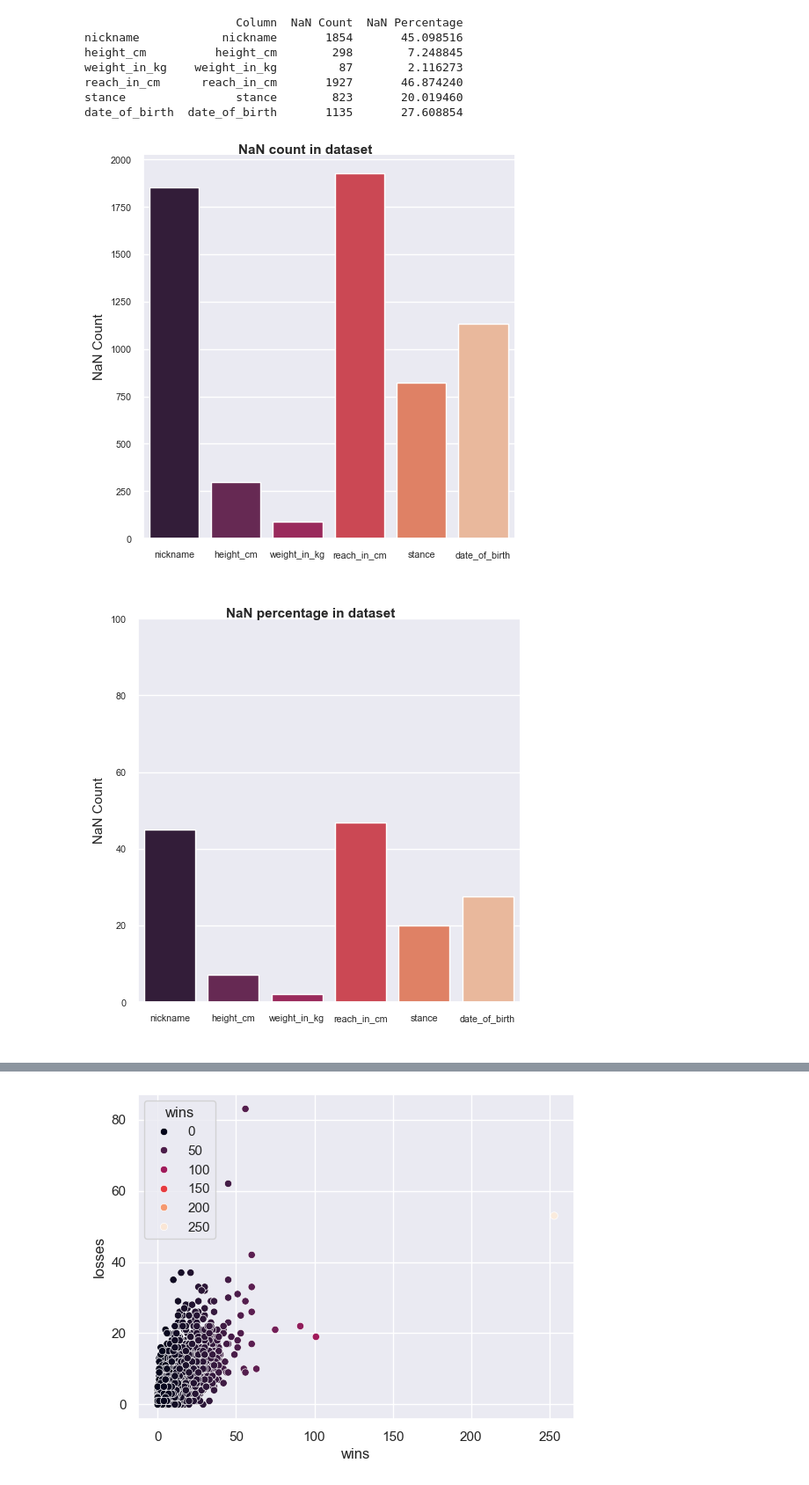
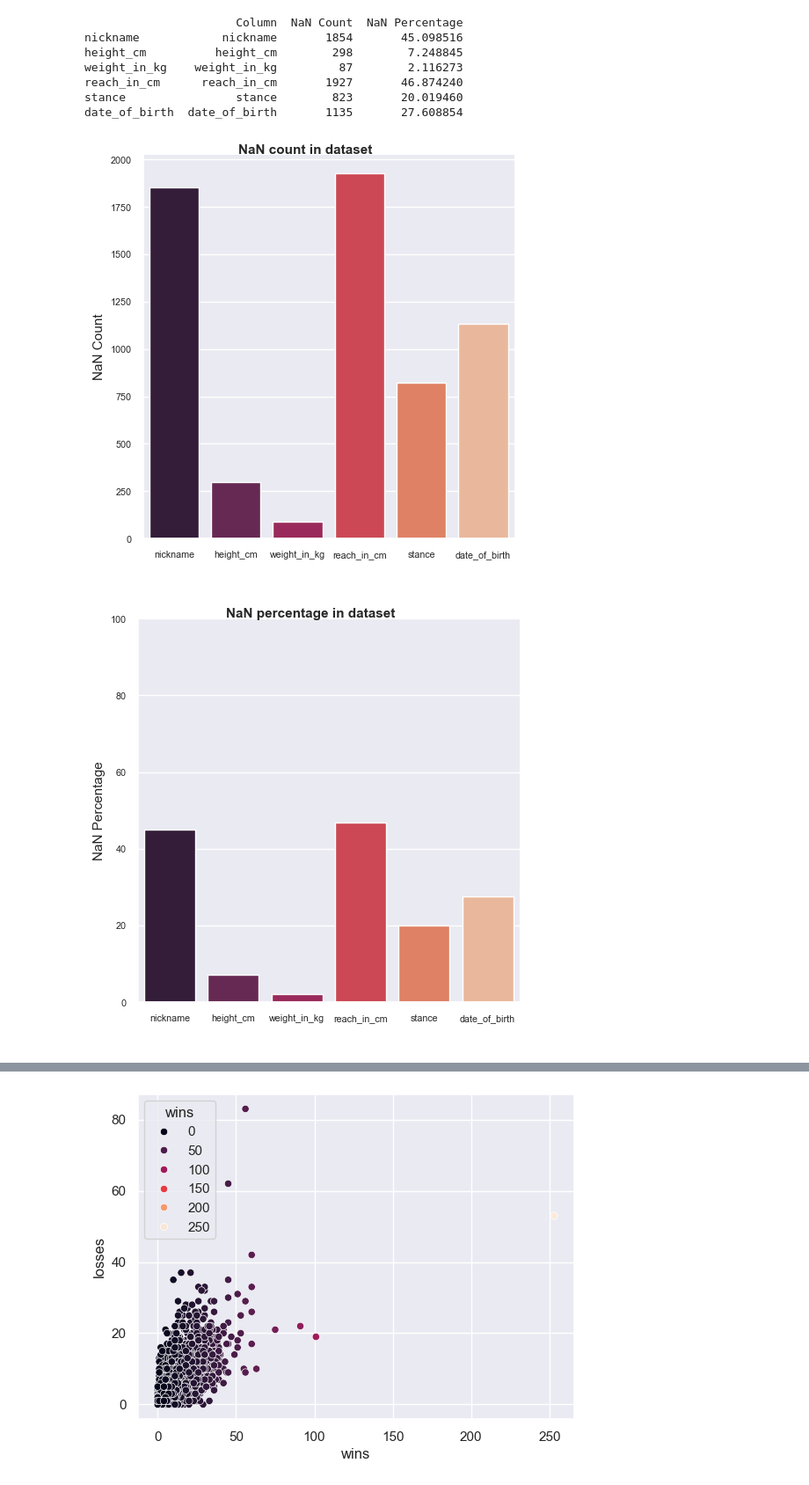
Before and after one commit to Brtsz8/ufc-dataset-analysis, a Jupyter notebook: UFC_analysis_project.ipynb, the cells around one changed output, grey strips where cells are left out. Shown: that part at 88% size. Drawn from its saved outputs; the diff is of its cells as text; code cells hidden in the pictures.

```diff
--- a/UFC_analysis_project.ipynb
+++ b/UFC_analysis_project.ipynb
@@ -107,20 +107,22 @@ date_of_birth  date_of_birth       1135       27.608854
 # %%
 #1st bar plot for count of missing data, 2nd for percentage
 sns.set_style("darkgrid")
 sns.set_context("notebook", font_scale=0.70)
 nan_plot_1 = sns.catplot(data = filtered_nan_df ,x='Column', hue='Column', legend= False , y='NaN Count' , palette="rocket", kind='bar')
 set_title(nan_plot_1.fig,'NaN count in dataset')
 nan_plot_1.set_axis_labels(' ', 'NaN Count', fontsize=11)
+plt.savefig("nanCount.png", dpi=300, bbox_inches='tight')
 plt.show
 
 nan_plot_2 = sns.catplot(data = filtered_nan_df ,x='Column', hue='Column', legend= False , y='NaN Percentage' , palette="rocket", kind='bar')
 set_title(nan_plot_2.fig,'NaN percentage in dataset')
-nan_plot_2.set_axis_labels(' ', 'NaN Count', fontsize=11)
+nan_plot_2.set_axis_labels(' ', 'NaN Percentage', fontsize=11)
 plt.ylim(0,100)
+plt.savefig("nanPercentage.png", dpi=300, bbox_inches='tight')
 plt.show()
 # %% [output]
 [figure]
-[figure, old version]
+[figure, new version]
 # %%
 #Looking for correlations
 sns.set_context("notebook", font_scale=0.5)
```
Also changed, not shown: parts of 14 cells of this notebook, 11 other files.
